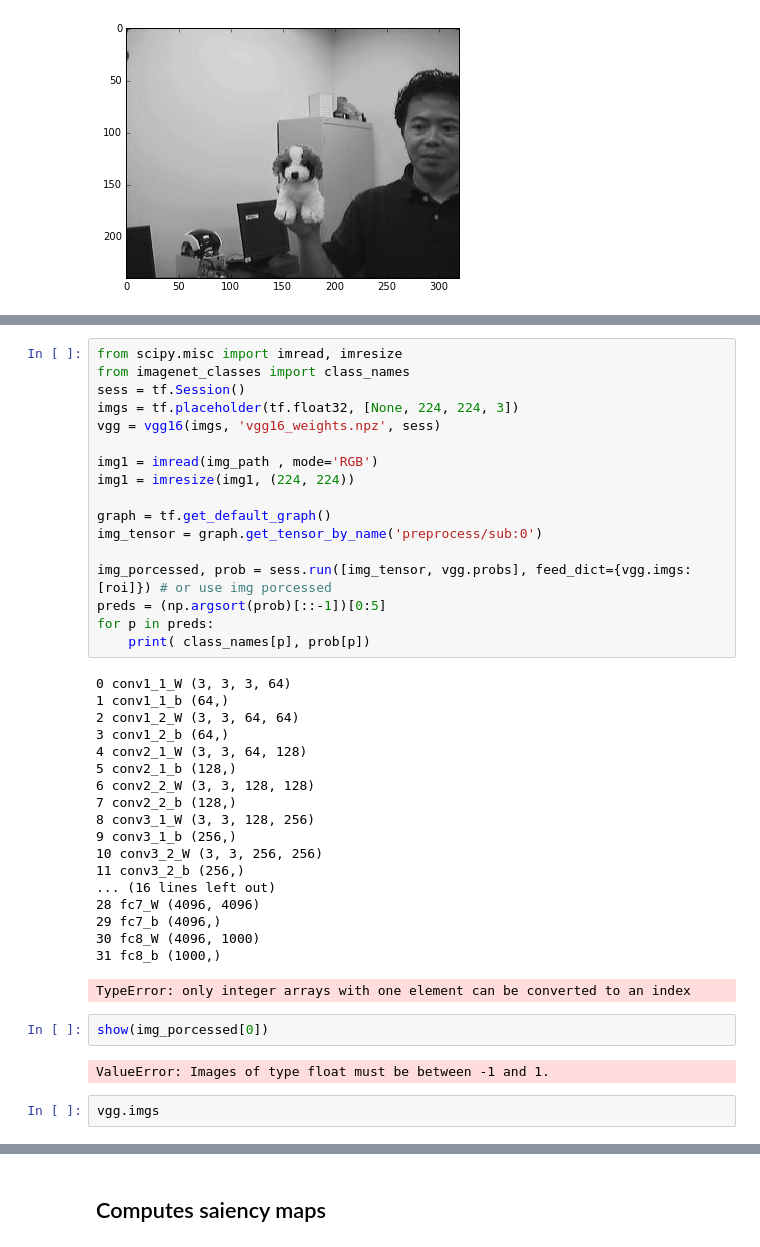
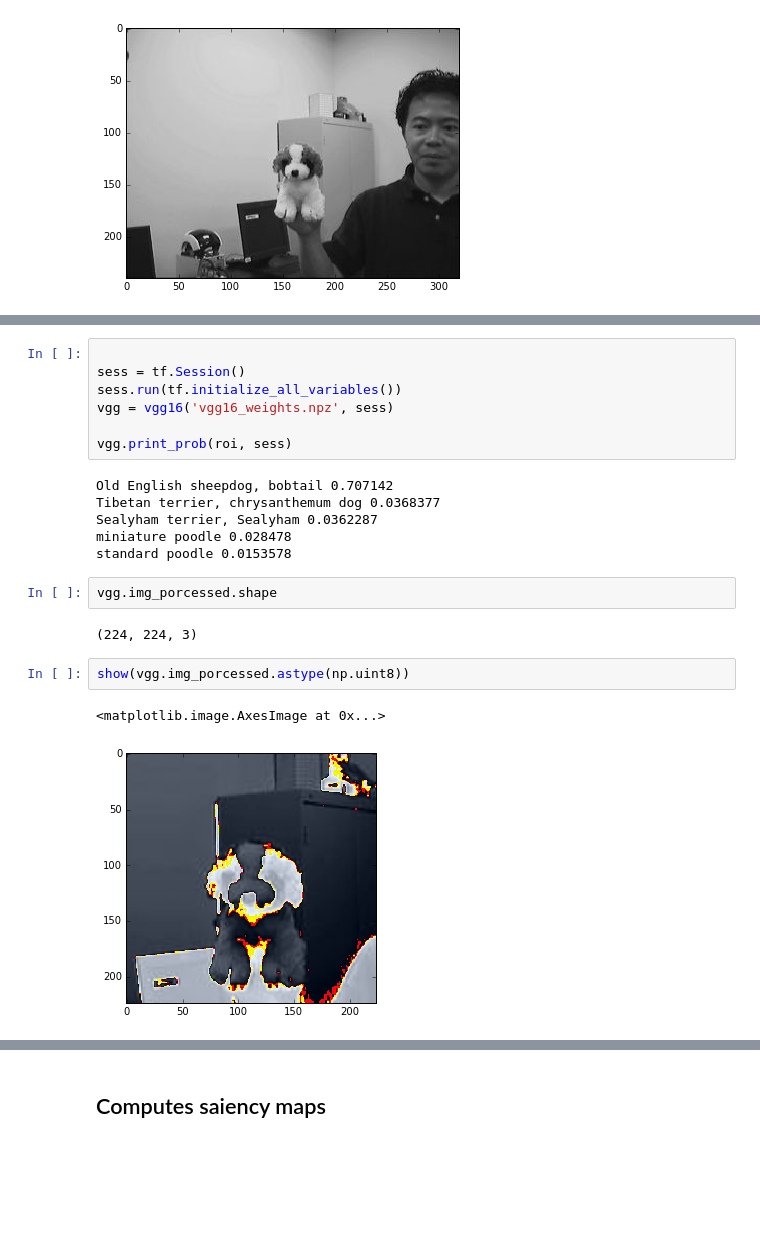
Before and after one commit to luxiaolei/FCNT_TF, a Jupyter notebook: experimental_vgg_part.ipynb, the cells around one changed output, grey strips where cells are left out. Cells and saved outputs as stored; diff of their text form; blank space fills up the shorter version.

```diff
--- a/experimental_vgg_part.ipynb
+++ b/experimental_vgg_part.ipynb
@@ -318,44 +68,24 @@ img_tensor
-# %%
-from scipy.misc import imread, imresize
-from imagenet_classes import class_names
-sess = tf.Session()
-imgs = tf.placeholder(tf.float32, [None, 224, 224, 3])
-vgg = vgg16(imgs, 'vgg16_weights.npz', sess)
-
-img1 = imread(img_path , mode='RGB')
-img1 = imresize(img1, (224, 224))
-
-graph = tf.get_default_graph()
-img_tensor = graph.get_tensor_by_name('preprocess/sub:0')
-
-img_porcessed, prob = sess.run([img_tensor, vgg.probs], feed_dict={vgg.imgs: [roi]}) # or use img porcessed
-preds = (np.argsort(prob)[::-1])[0:5]
-for p in preds:
-    print( class_names[p], prob[p])
-# %% [output]
-0 conv1_1_W (3, 3, 3, 64)
-1 conv1_1_b (64,)
-2 conv1_2_W (3, 3, 64, 64)
-3 conv1_2_b (64,)
-4 conv2_1_W (3, 3, 64, 128)
-5 conv2_1_b (128,)
-6 conv2_2_W (3, 3, 128, 128)
-7 conv2_2_b (128,)
-8 conv3_1_W (3, 3, 128, 256)
-9 conv3_1_b (256,)
-10 conv3_2_W (3, 3, 256, 256)
-11 conv3_2_b (256,)
-... (16 lines left out)
-28 fc7_W (4096, 4096)
-29 fc7_b (4096,)
-30 fc8_W (4096, 1000)
-31 fc8_b (1000,)
-TypeError: only integer arrays with one element can be converted to an index
-# %%
-show(img_porcessed[0])
-# %% [output]
-ValueError: Images of type float must be between -1 and 1.
-# %%
-vgg.imgs
+# %%
+
+sess = tf.Session()
+sess.run(tf.initialize_all_variables())
+vgg = vgg16('vgg16_weights.npz', sess)
+
+vgg.print_prob(roi, sess)
+# %% [output]
+Old English sheepdog, bobtail 0.707142
+Tibetan terrier, chrysanthemum dog 0.0368377
+Sealyham terrier, Sealyham 0.0362287
+miniature poodle 0.028478
+standard poodle 0.0153578
+# %%
+vgg.img_porcessed.shape
+# %% [output]
+(224, 224, 3)
+# %%
+show(vgg.img_porcessed.astype(np.uint8))
+# %% [output]
+<matplotlib.image.AxesImage at 0x...>
+[figure, added]
 # %%
 # visual conv layer
```
Also changed, not shown: parts of 39 cells of this notebook, 4 other files.
